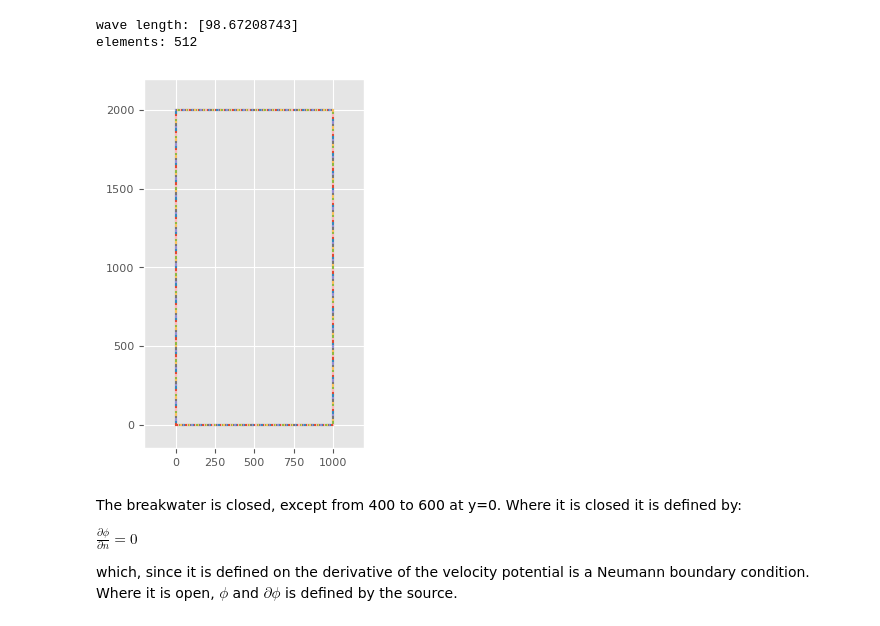
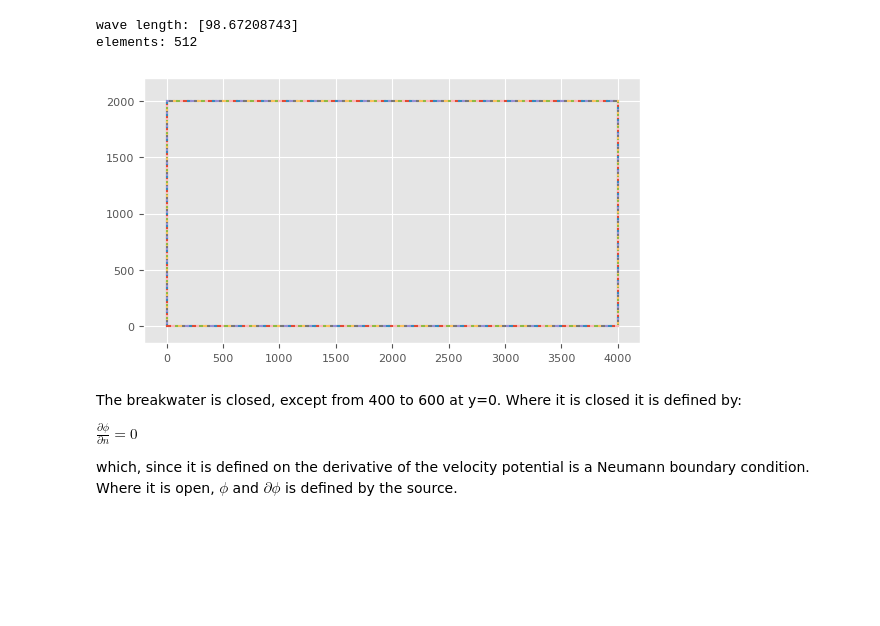
Before and after one commit to gauteh/ohbemn, a Jupyter notebook: examples/Breakwater diffusion.ipynb, the cells around one changed output. Drawn from its saved outputs; the diff is of its cells as text; code cells hidden in the pictures; blank space fills up the shorter version.

```diff
--- a/examples/Breakwater diffusion.ipynb
+++ b/examples/Breakwater diffusion.ipynb
@@ -9,25 +9,25 @@ ohbemn.style_plots()
 # %%
 T = 8.   # [s]
 f = 1/T
 d = 40.  # [m]
 c, cg, k = wave.wavec_interm(T, d)
 k = k[0]
 lmbda = c/f
 print("wave length:", c/f)
 
-region = Region.rectangle(1000, 2000, 128, 128)
+region = Region.rectangle(4000, 2000, 128, 128)
 
 f, ax = plt.subplots()
 region.plot(ax)
-ax.set_xlim([-200, 1200])
+ax.set_xlim([-200, 4200])
 ax.set_ylim([-150, 2200])
 ax.set_aspect('equal')
 
 print("elements:", region.len())
 # %% [output]
 wave length: [98.67208743]
 elements: 512
-[figure, old version]
+[figure, new version]
 # %% [markdown]
 The breakwater is closed, except from 400 to 600 at y=0. Where it is closed it is defined by:
 
```
Also changed, not shown: parts of 5 cells of this notebook, 3 other files.
